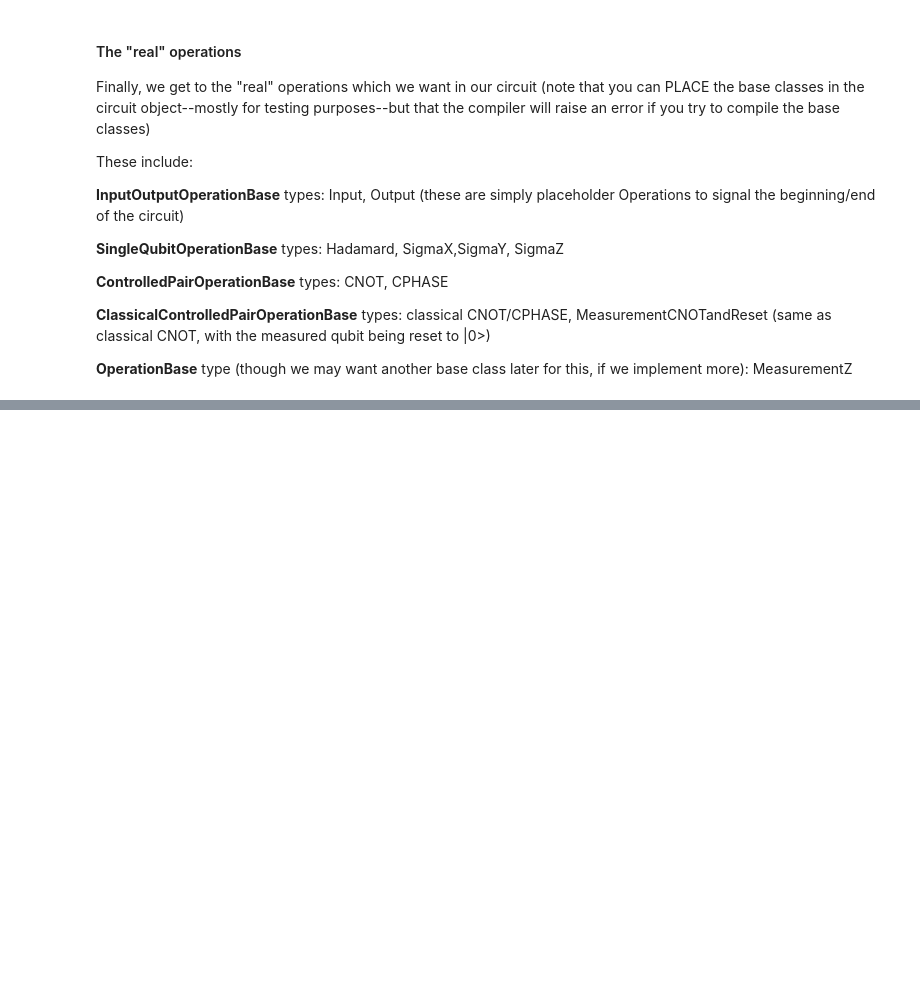
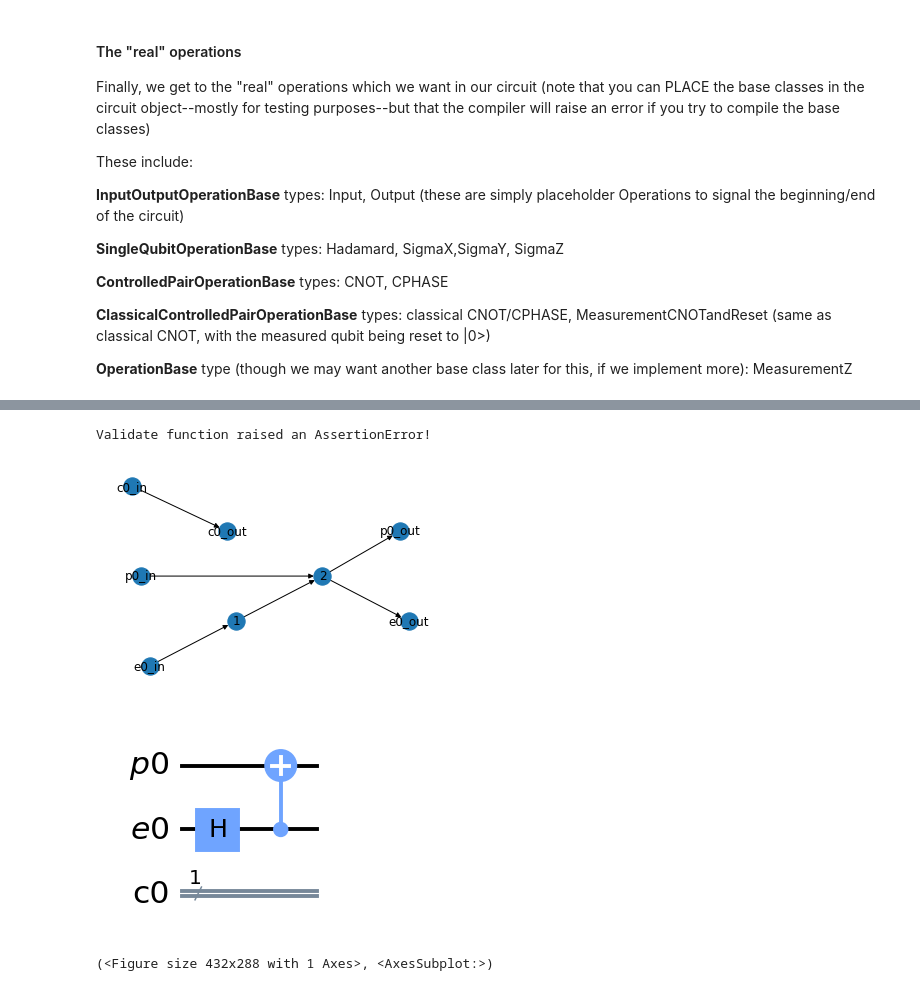
Before and after one commit to graphiq-dev/graphiq, a Jupyter notebook: examples/startup_guide/1_circuits.ipynb, the cells around one changed output, grey strips where cells are left out. Saved outputs shown, nothing was run; the diff lists cells and outputs as text; code cells hidden in the pictures; blank space fills up the shorter version.

Commit message:
finished circuit tutorial

```diff
--- a/examples/startup_guide/1_circuits.ipynb
+++ b/examples/startup_guide/1_circuits.ipynb
@@ -131,0 +154,43 @@ These include:
+# %%
+""" Create and validate a circuit """
+import src.ops as ops
+from src.circuit import CircuitDAG
+
+# NOTE: all the operations below are callable on any circuit object
+# but... we will only have CircuitDAG implemented for the foreseeable future
+
+# Create a circuit with 2 quantum registers and 1 classical registers
+# If you don't specify n_quantum, n_classical, an empty circuit (no registers) is created by default
+circuit = CircuitDAG(n_emitter=1, n_photon=1, n_classical=1)
+
+circuit.add(ops.Hadamard(register=0, reg_type='e'))
+circuit.add(ops.CNOT(control=0, control_type='e', target=0, target_type='p'))
+
+circuit.validate()  # will raise an AssertionError if not valid!
+# %%
+""" Example where the circuit is invalid """
+import src.ops as ops
+from src.circuit import CircuitDAG
+
+invalid_circuit = CircuitDAG(n_emitter=1, n_photon=0, n_classical=0)
+
+# Adding this operation creates a self-loop in the graph, since the control and target are the same. This is not valid!
+invalid_circuit.add(ops.CNOT(control=0, control_type='e', target=0, target_type='e'))
+
+try:
+    invalid_circuit.validate()  # will raise an AssertionError if not valid!
+except AssertionError:
+    print(f'Validate function raised an AssertionError!')
+# %% [output]
+Validate function raised an AssertionError!
+# %%
+""" Visualization """
+
+# Now, let's visualize the first circuit we made
+
+circuit.draw_dag()  # DAG visualization--this shows the internal circuit representation
+circuit.draw_circuit()  # this shows the circuit diagram
+# %% [output]
+[figure, added]
+[figure, added]
+(<Figure size 432x288 with 1 Axes>, <AxesSubplot:>)
```
Also changed, not shown: parts of 18 cells of this notebook, 1 other file.
